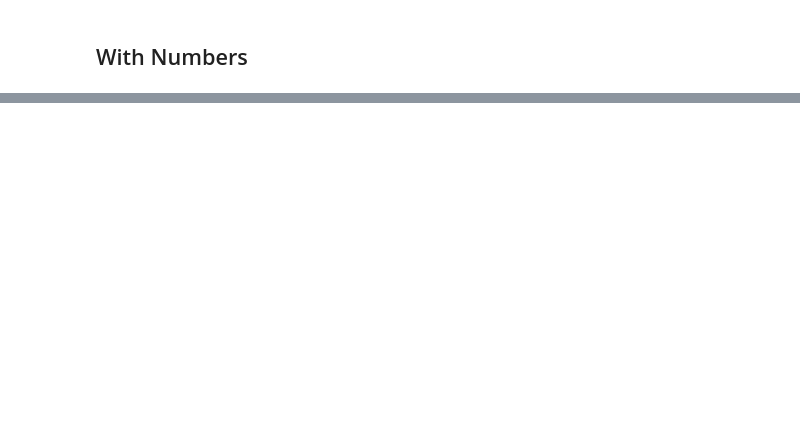
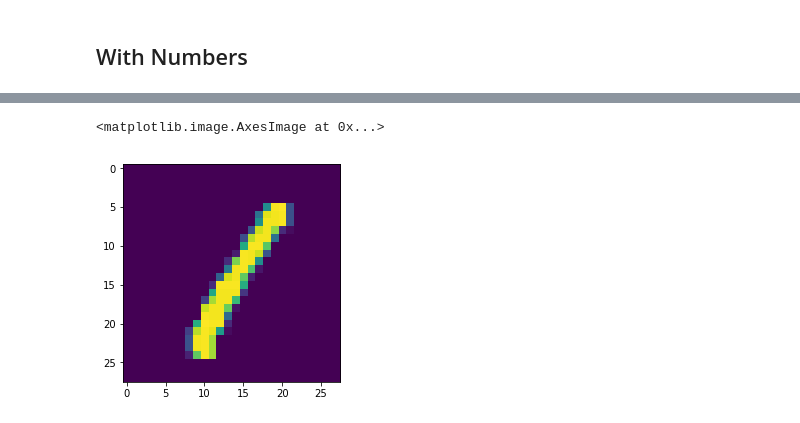
Before and after one commit to saarangp/dreammachines, a Jupyter notebook: sparse_coding_test.ipynb, the cells around one changed output, grey strips where cells are left out. Cells and saved outputs as stored; diff of their text form; code cells hidden in the pictures; blank space fills up the shorter version.

```diff
--- a/sparse_coding_test.ipynb
+++ b/sparse_coding_test.ipynb
@@ -104,0 +109,5 @@ plt.show()
+# %%
+plt.imshow(num_dataset[3].reshape(28, 28))
+# %% [output]
+<matplotlib.image.AxesImage at 0x...>
+[figure, added]
```
Also changed, not shown: parts of 23 cells of this notebook.
